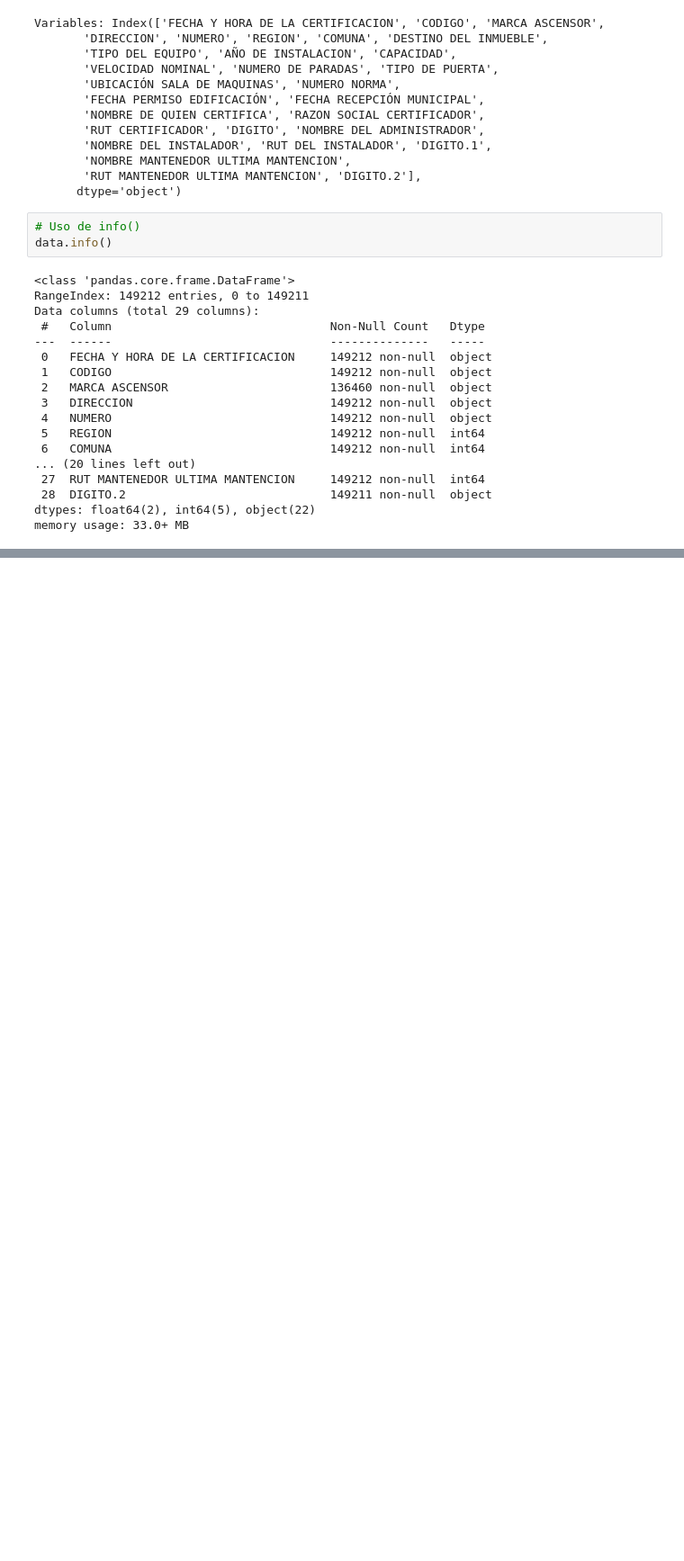
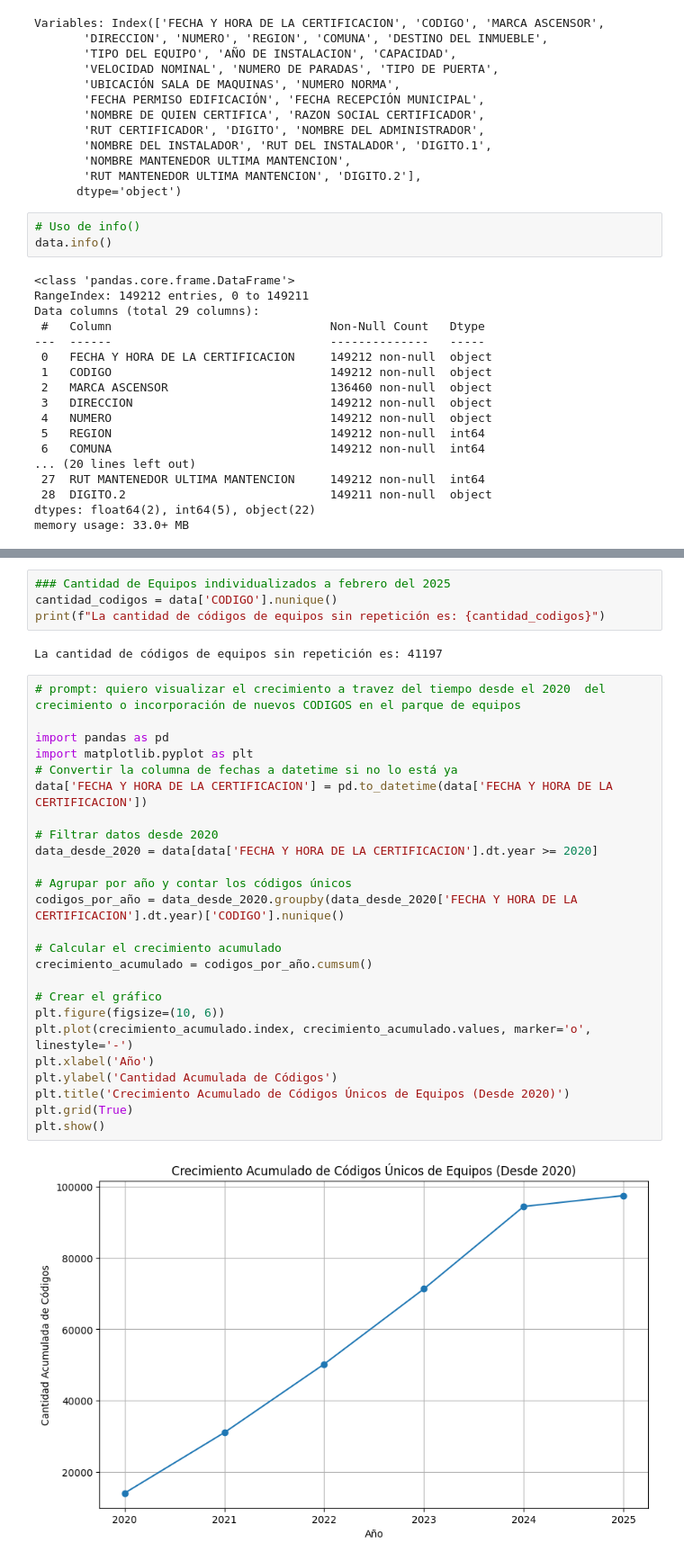
Before and after one commit to SAZA-KARTIAN/Ascensores_Chile, a Jupyter notebook: DB_Ascensores_certificados.ipynb, the cells around one changed output, grey strips where cells are left out. Shown: that part at 90% size. Drawn from its saved outputs; the diff is of its cells as text; blank space fills up the shorter version.

```diff
--- a/DB_Ascensores_certificados.ipynb
+++ b/DB_Ascensores_certificados.ipynb
@@ -316,0 +1504,33 @@ display(data_pisos.head())
+# %%
+### Cantidad de Equipos individualizados a febrero del 2025
+cantidad_codigos = data['CODIGO'].nunique()
+print(f"La cantidad de códigos de equipos sin repetición es: {cantidad_codigos}")
+# %% [output]
+La cantidad de códigos de equipos sin repetición es: 41197
+# %%
+# prompt: quiero visualizar el crecimiento a travez del tiempo desde el 2020  del crecimiento o incorporación de nuevos CODIGOS en el parque de equipos
+
+import pandas as pd
+import matplotlib.pyplot as plt
+# Convertir la columna de fechas a datetime si no lo está ya
+data['FECHA Y HORA DE LA CERTIFICACION'] = pd.to_datetime(data['FECHA Y HORA DE LA CERTIFICACION'])
+
+# Filtrar datos desde 2020
+data_desde_2020 = data[data['FECHA Y HORA DE LA CERTIFICACION'].dt.year >= 2020]
+
+# Agrupar por año y contar los códigos únicos
+codigos_por_año = data_desde_2020.groupby(data_desde_2020['FECHA Y HORA DE LA CERTIFICACION'].dt.year)['CODIGO'].nunique()
+
+# Calcular el crecimiento acumulado
+crecimiento_acumulado = codigos_por_año.cumsum()
+
+# Crear el gráfico
+plt.figure(figsize=(10, 6))
+plt.plot(crecimiento_acumulado.index, crecimiento_acumulado.values, marker='o', linestyle='-')
+plt.xlabel('Año')
+plt.ylabel('Cantidad Acumulada de Códigos')
+plt.title('Crecimiento Acumulado de Códigos Únicos de Equipos (Desde 2020)')
+plt.grid(True)
+plt.show()
+# %% [output]
+[figure, added]
```
Also changed, not shown: parts of 45 cells of this notebook.
